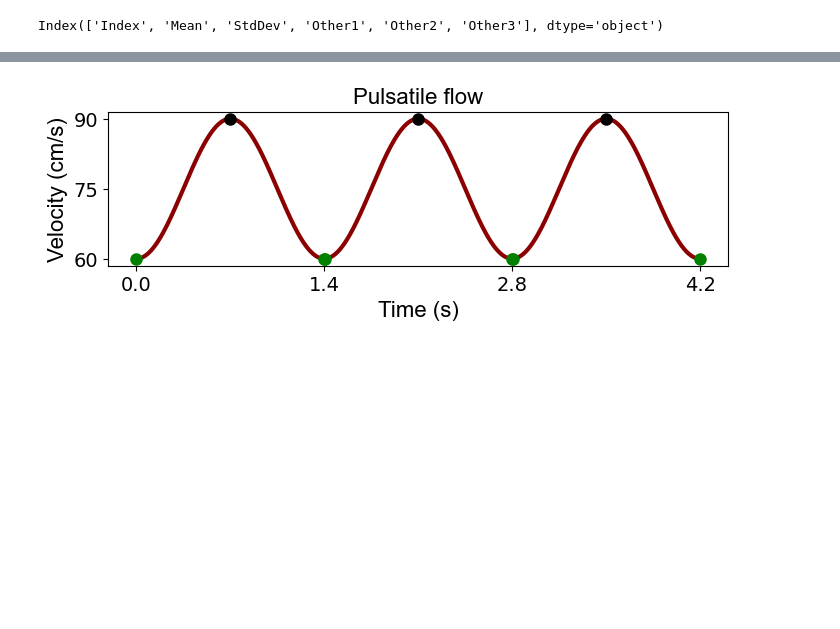
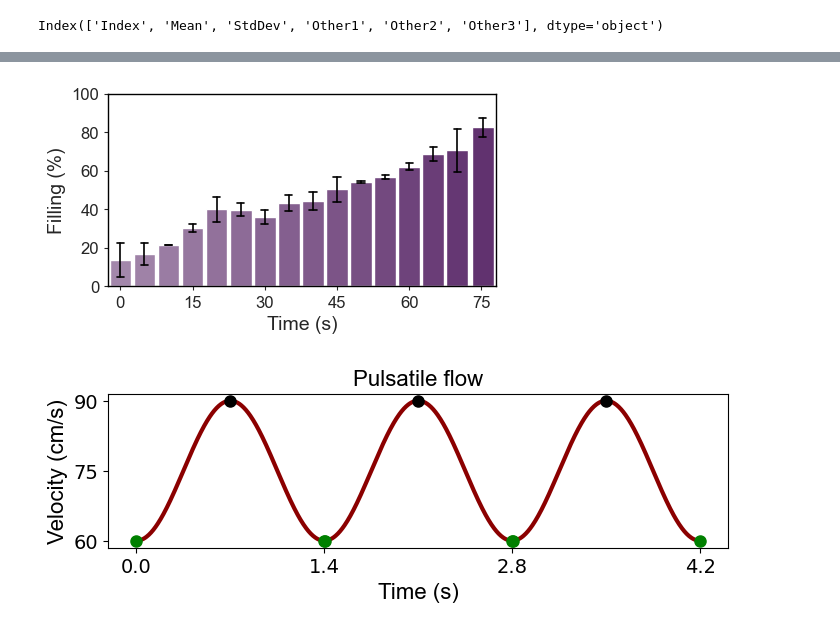
Before and after one commit to M-Medany/Ultrasound-induced-Particle-Dynamics-in-Pathological-Vascular-Vortices-, a Jupyter notebook: Plotting_filling_Aneurysm.ipynb, the cells around one changed output, grey strips where cells are left out. Cells and saved outputs as stored; diff of their text form; code cells hidden in the pictures; blank space fills up the shorter version.

```diff
--- a/Plotting_filling_Aneurysm.ipynb
+++ b/Plotting_filling_Aneurysm.ipynb
@@ -75,3 +159,63 @@ plt.show()
+# %%
+import pandas as pd
+import matplotlib.pyplot as plt
+import matplotlib.colors as mcolors
+
+# Load the PULSATILE data
+data = pd.read_csv('Excel_data/Filling_Mean_Pulsatile.csv', header=None)
+data.columns = ['Index', 'Mean', 'StdDev', 'Other1', 'Other2', 'Other3']
+
+# Gradient color (same as before)
+main_color = "#481158E2"
+light_color = mcolors.to_rgba(main_color, alpha=0.5)
+colormap = mcolors.LinearSegmentedColormap.from_list('main', [light_color, main_color])
+num_colors = 16
+colors = [colormap(i / num_colors) for i in range(num_colors)]
+
+# Normalize values
+max_value = max(data['Mean'])
+normalized_mean = (data['Mean'] / (max_value + 100000)) * 100
+normalized_stddev = (data['StdDev'] / (max_value + 100000)) * 100
+
+# Plot
+plt.figure(figsize=(5, 2.5))
+bars = plt.bar(data['Index'], normalized_mean, color=colors, width=4.5)
+
+# Error bars (top and bottom caps, thick)
+capsize = 1.5
+# capwidth = capsize / 72. * plt.gcf().dpi / plt.gcf().get_size_inches()[0]
+capwidth = 1.5
+for x, mean, error in zip(data['Index'], normalized_mean, normalized_stddev):
+    plt.plot([x, x], [mean - error, mean + error], color='black', linewidth=1.2)
+    plt.plot([x - capwidth / 2, x + capwidth / 2], [mean + error, mean + error], color='black', linewidth=1.2)
+    plt.plot([x - capwidth / 2, x + capwidth / 2], [mean - error, mean - error], color='black', linewidth=1.2)
+
+# Ticks and labels
+plt.xticks(fontsize=12, fontname='Arial')
+plt.yticks(fontsize=12, fontname='Arial')
+plt.tick_params(axis='both', which='both', direction='out', length=3, width=0.8,
+                labelsize=12, bottom=True, top=False, left=True, right=False)
+
+# Spines
+for spine in plt.gca().spines.values():
+    spine.set_edgecolor('black')
+    spine.set_linewidth(1)
+    # Set custom x-tick positions and labels, ending at 75
+    xticks = [0, 15, 30, 45, 60, 75]
+    plt.xticks(xticks, [str(x) for x in xticks], fontsize=12, fontname='Arial')
+    # Set xlim to just past the last bar, e.g., 78 (not exactly at 75)
+    plt.xlim(left=-2.5, right=78)
+# Axis labels
+plt.xlabel('Time (s)', fontname='Arial', fontsize=14)
+plt.ylabel('Filling (%)', fontname='Arial', fontsize=14)
+# plt.title('Pulsatile filling', fontname='Arial', fontsize=14)
+plt.ylim(0, 100)
+
+# Save and show
+plt.savefig('figure_pulsatile_final.png', dpi=600, bbox_inches='tight')
+plt.show()
+# %% [output]
+[figure, added]
 # %%
 import numpy as np
 import matplotlib.pyplot as plt
```
Also changed, not shown: parts of 8 cells of this notebook, 4 other files.
